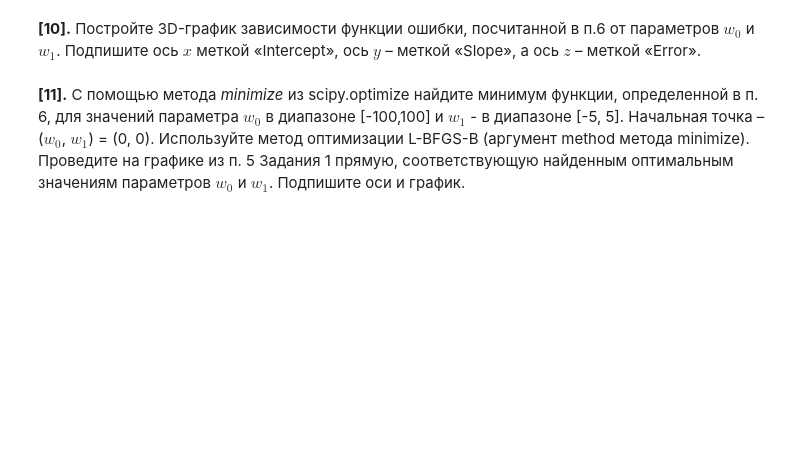
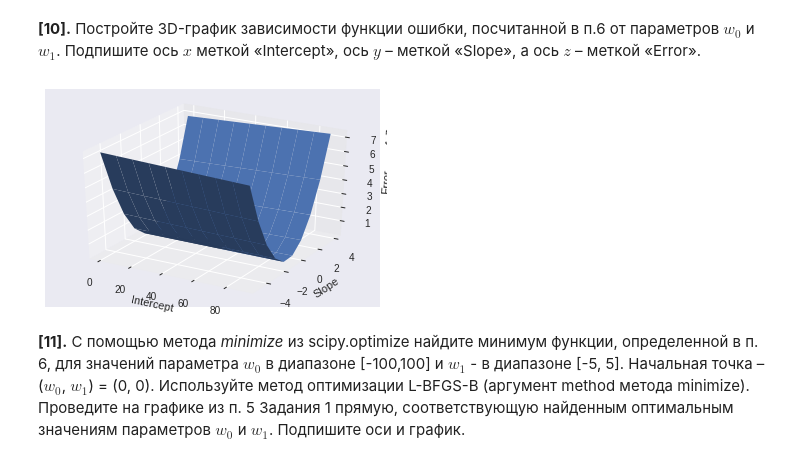
Before and after one commit to MacJei/coursera-cmp2, a Jupyter notebook: w1/peer_review_linreg_height_weight.ipynb, the cells around one changed output. Cells and saved outputs as stored; diff of their text form; code cells hidden in the pictures; blank space fills up the shorter version.

```diff
--- a/w1/peer_review_linreg_height_weight.ipynb
+++ b/w1/peer_review_linreg_height_weight.ipynb
@@ -270,4 +301,38 @@ plt.show()
 # %% [markdown]
 **[10].** Постройте 3D-график зависимости функции ошибки, посчитанной в п.6 от параметров $w_0$ и $w_1$. Подпишите ось $x$ меткой «Intercept», ось $y$ – меткой «Slope», a ось $z$ – меткой «Error».
+# %%
+# Ваш код здесь
+
+# создаем диапазон данных для коэффициентов
+w0 = np.arange(0, 100, 10.0)
+w1 = np.arange(-5, 5, 1.0)
+# связываем в координатную сеть
+X, Y = np.meshgrid(w0, w1)
+
+# создаем тестовые данные значений
+x = np.linspace(0, 1000, 10)
+
+# берем средние значения для коэфициентов для предсказаний
+w_0 = np.average(w0)
+w_1 = np.average(w1)
+
+# вычисляем предсказания по тестовым данным по средним значениям коффиц.
+y = [predict(w_0, w_1, x_i) for x_i in x]
+
+# вычисляем ошибку предсказаний при изменении коэффициентов для 3d графика
+def error_3d(w0, w1, x, y):
+    Z = np.zeros(shape=[0, w1.shape[0]])
+    for w_1 in w1:
+        row = []
+        for w_0 in w0:
+            # вычисляем ошибку по ответам
+            er = squared_error(w_0, w_1, x, y)
+            # добавляем результат в массив ошибок
+            row.append(er)
+        # добавляем строку в ответ
+        Z = np.append(Z, [row], axis=0)
+
+    return Z
 # %%
 # Ваш код здесь
+Z = error_3d(w0, w1, x, y)
@@ -278,2 +339,13 @@ plt.show()
+# %%
+# Ваш код здесь
+fig = plt.figure()
+ax = fig.gca(projection='3d') # get current axis
+surf = ax.plot_surface(X, Y, Z)
+ax.set_xlabel('Intercept')
+ax.set_ylabel('Slope')
+ax.set_zlabel('Error')
+plt.show()
+# %% [output]
+[figure, added]
 # %% [markdown]
 **[11].** С помощью метода *minimize* из scipy.optimize найдите минимум функции, определенной в п. 6, для значений параметра $w_0$ в диапазоне [-100,100] и $w_1$ - в диапазоне [-5, 5]. Начальная точка – ($w_0$, $w_1$) = (0, 0). Используйте метод оптимизации L-BFGS-B (аргумент method метода minimize). Проведите на графике из п. 5 Задания 1 прямую, соответствующую найденным оптимальным значениям параметров $w_0$ и $w_1$. Подпишите оси и график.
```
Also changed, not shown: parts of 11 cells of this notebook.
